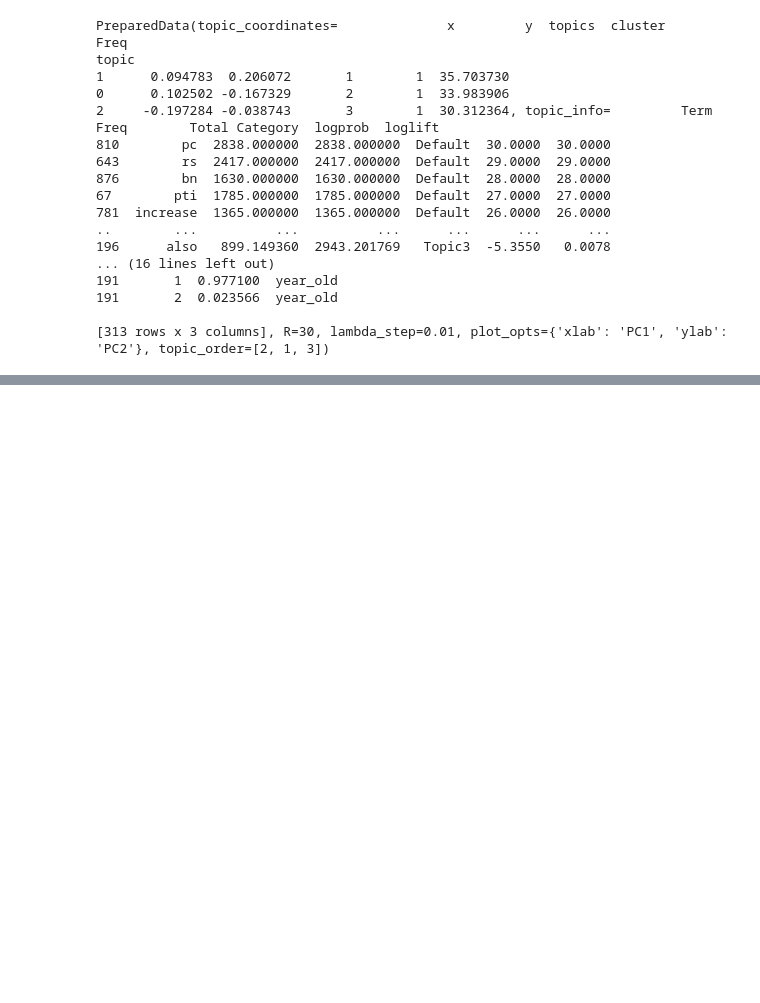
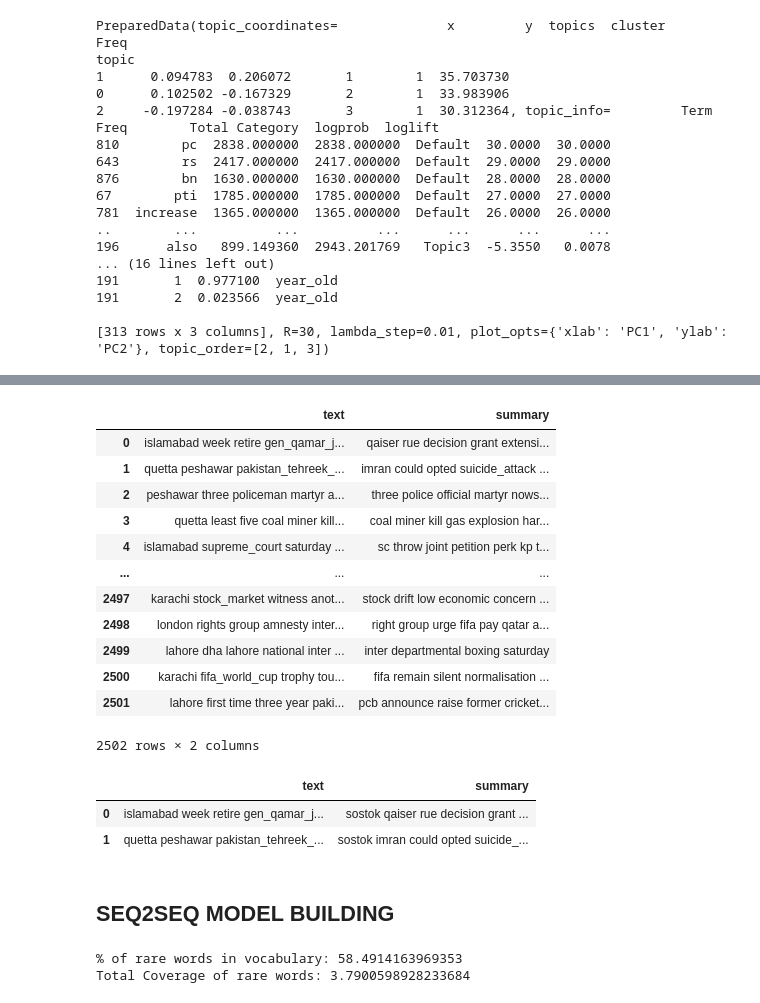
Before and after one commit to aniqurahman/FakeNewsMS, a Jupyter notebook: fakeNewsTimeSeries.ipynb, the cells around one changed output, grey strips where cells are left out. Cells and saved outputs as stored; diff of their text form; code cells hidden in the pictures; blank space fills up the shorter version.

```diff
--- a/fakeNewsTimeSeries.ipynb
+++ b/fakeNewsTimeSeries.ipynb
@@ -266,0 +332,35 @@ topic
+# %%
+#Model to summarize the text between 0-15 words for Summary and 0-100 words for Text
+max_text_len=600
+max_summary_len=12
+# %%
+#Select the Summaries and Text between max len defined above
+
+cleaned_text =np.array(pre['cleaned_text'])
+cleaned_summary=np.array(pre['cleaned_summary'])
+
+short_text=[]
+short_summary=[]
+
+for i in range(len(cleaned_text)):
+    if(len(cleaned_summary[i].split())<=max_summary_len and len(cleaned_text[i].split())<=max_text_len):
+        short_text.append(cleaned_text[i])
+        short_summary.append(cleaned_summary[i])
+
+post_pre=pd.DataFrame({'text':short_text,'summary':short_summary})
+# %%
+post_pre
+# %% [output]
+|  | text | summary |
+| 0 | islamabad week retire gen_qamar_j... | qaiser rue decision grant extensi... |
+| 1 | quetta peshawar pakistan_tehreek_... | imran could opted suicide_attack ... |
+| 2 | peshawar three policeman martyr a... | three police official martyr nows... |
+| 3 | quetta least five coal miner kill... | coal miner kill gas explosion har... |
+| 4 | islamabad supreme_court saturday ... | sc throw joint petition perk kp t... |
+| ... | ... | ... |
+| 2497 | karachi stock_market witness anot... | stock drift low economic concern ... |
+| 2498 | london rights group amnesty inter... | right group urge fifa pay qatar a... |
+| 2499 | lahore dha lahore national inter ... | inter departmental boxing saturday |
+| 2500 | karachi fifa_world_cup trophy tou... | fifa remain silent normalisation ... |
+| 2501 | lahore first time three year paki... | pcb announce raise former cricket... |
+2502 rows × 2 columns
@@ -266,0 +370,8 @@ topic
+# %%
+post_pre.head(2)
+# %% [output]
+|  | text | summary |
+| 0 | islamabad week retire gen_qamar_j... | sostok qaiser rue decision grant ... |
+| 1 | quetta peshawar pakistan_tehreek_... | sostok imran could opted suicide_... |
+# %% [markdown]
+## SEQ2SEQ MODEL BUILDING
@@ -266,0 +390,20 @@ topic
+# %%
+thresh=4
+
+cnt=0
+tot_cnt=0
+freq=0
+tot_freq=0
+
+for key,value in x_tokenizer.word_counts.items():
+    tot_cnt=tot_cnt+1
+    tot_freq=tot_freq+value
+    if(value<thresh):
+        cnt=cnt+1
+        freq=freq+value
+
+print("% of rare words in vocabulary:",(cnt/tot_cnt)*100)
+print("Total Coverage of rare words:",(freq/tot_freq)*100)
+# %% [output]
+% of rare words in vocabulary: 58.4914163969353
+Total Coverage of rare words: 3.7900598928233684
```
Also changed, not shown: parts of 36 cells of this notebook.
